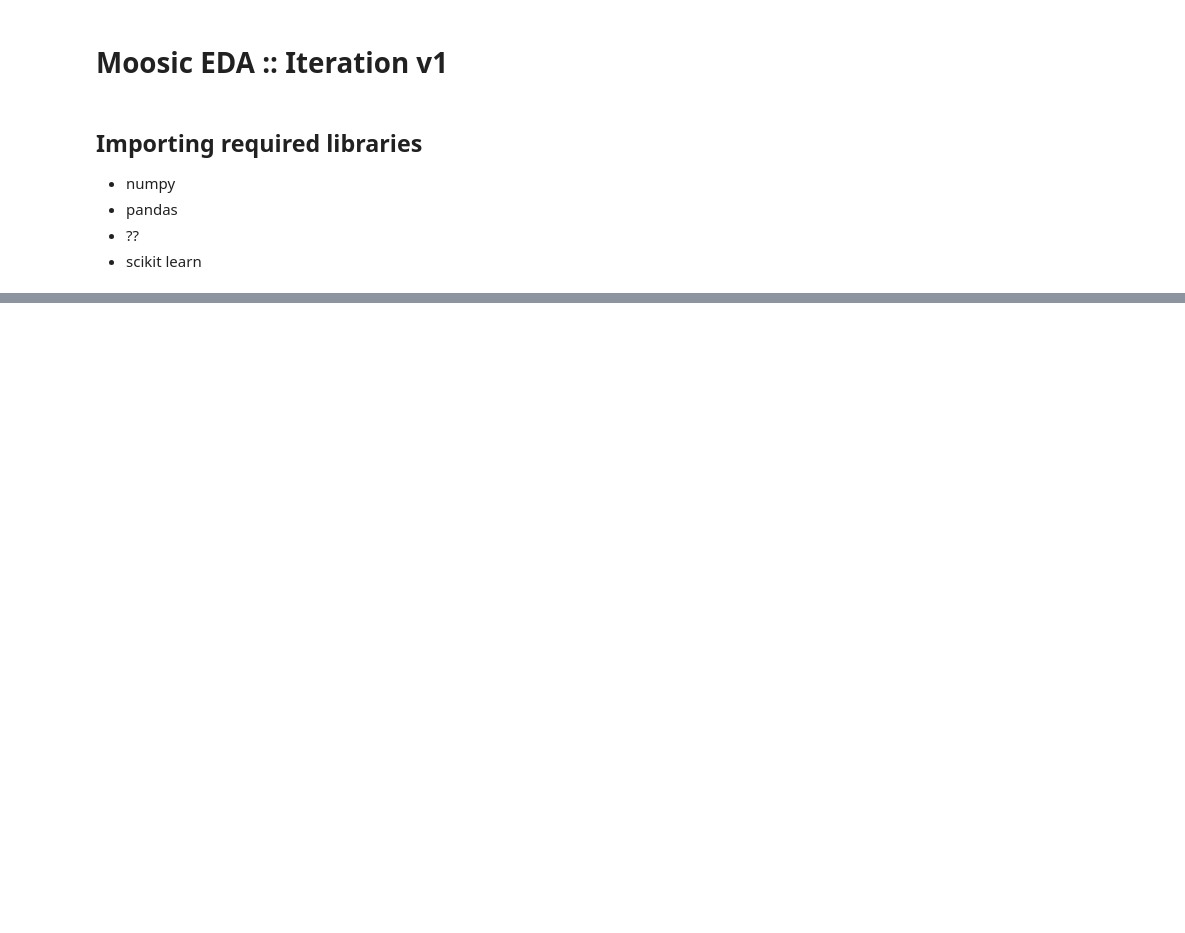
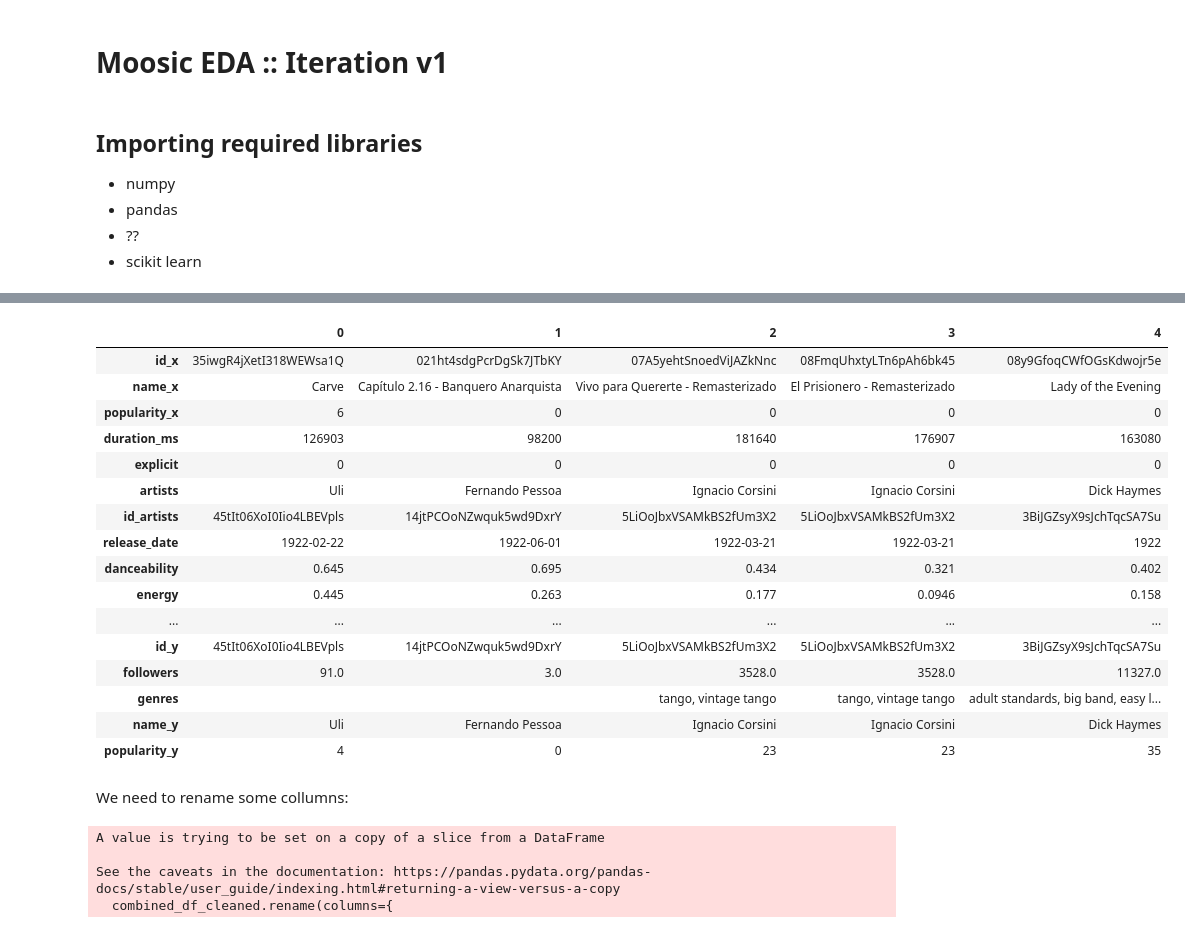
Before and after one commit to ShahiW/moosic, a Jupyter notebook: notebooks/moosic_eda.ipynb, the cells around one changed output, grey strips where cells are left out. Saved outputs shown, nothing was run; the diff lists cells and outputs as text; code cells hidden in the pictures; blank space fills up the shorter version.

```diff
--- a/notebooks/moosic_eda.ipynb
+++ b/notebooks/moosic_eda.ipynb
@@ -36,0 +314,2 @@ except ImportError as error:
+# %%
+combined_df_cleaned = combined_df.dropna()
@@ -36,0 +336,35 @@ except ImportError as error:
+# %%
+combined_df_cleaned.head().T
+# %% [output]
+|  | 0 | 1 | 2 | 3 | 4 |
+| id_x | 35iwgR4jXetI318WEWsa1Q | 021ht4sdgPcrDgSk7JTbKY | 07A5yehtSnoedViJAZkNnc | 08FmqUhxtyLTn6pAh6bk45 | 08y9GfoqCWfOGsKdwojr5e |
+| name_x | Carve | Capítulo 2.16 - Banquero Anarquista | Vivo para Quererte - Remasterizado | El Prisionero - Remasterizado | Lady of the Evening |
+| popularity_x | 6 | 0 | 0 | 0 | 0 |
+| duration_ms | 126903 | 98200 | 181640 | 176907 | 163080 |
+| explicit | 0 | 0 | 0 | 0 | 0 |
+| artists | Uli | Fernando Pessoa | Ignacio Corsini | Ignacio Corsini | Dick Haymes |
+| id_artists | 45tIt06XoI0Iio4LBEVpls | 14jtPCOoNZwquk5wd9DxrY | 5LiOoJbxVSAMkBS2fUm3X2 | 5LiOoJbxVSAMkBS2fUm3X2 | 3BiJGZsyX9sJchTqcSA7Su |
+| release_date | 1922-02-22 | 1922-06-01 | 1922-03-21 | 1922-03-21 | 1922 |
+| danceability | 0.645 | 0.695 | 0.434 | 0.321 | 0.402 |
+| energy | 0.445 | 0.263 | 0.177 | 0.0946 | 0.158 |
+| ... | ... | ... | ... | ... | ... |
+| id_y | 45tIt06XoI0Iio4LBEVpls | 14jtPCOoNZwquk5wd9DxrY | 5LiOoJbxVSAMkBS2fUm3X2 | 5LiOoJbxVSAMkBS2fUm3X2 | 3BiJGZsyX9sJchTqcSA7Su |
+| followers | 91.0 | 3.0 | 3528.0 | 3528.0 | 11327.0 |
+| genres |  |  | tango, vintage tango | tango, vintage tango | adult standards, big band, easy l... |
+| name_y | Uli | Fernando Pessoa | Ignacio Corsini | Ignacio Corsini | Dick Haymes |
+| popularity_y | 4 | 0 | 23 | 23 | 35 |
+# %% [markdown]
+We need to rename some collumns:
+# %%
+# Rename the columns
+combined_df_cleaned.rename(columns={
+    'id_x': 'track_id',
+    'id_artists': 'artists_id',
+    'name_x': 'track_name',
+    'artists': 'artist_name'
+}, inplace=True)
+# %% [output]
+A value is trying to be set on a copy of a slice from a DataFrame
+
+See the caveats in the documentation: https://pandas.pydata.org/pandas-docs/stable/user_guide/indexing.html#returning-a-view-versus-a-copy
+  combined_df_cleaned.rename(columns={
```
Also changed, not shown: parts of 32 cells of this notebook.
